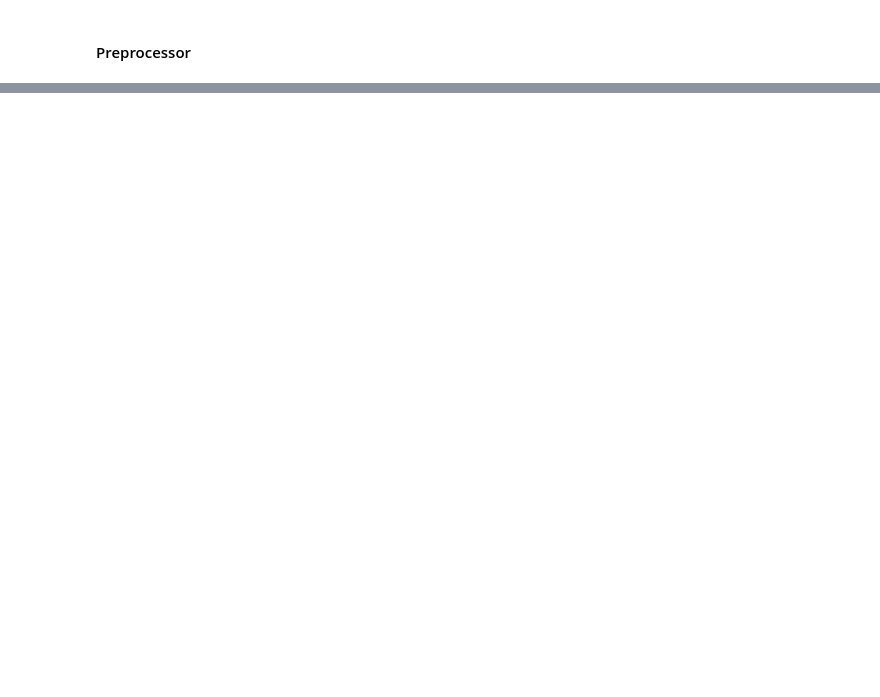
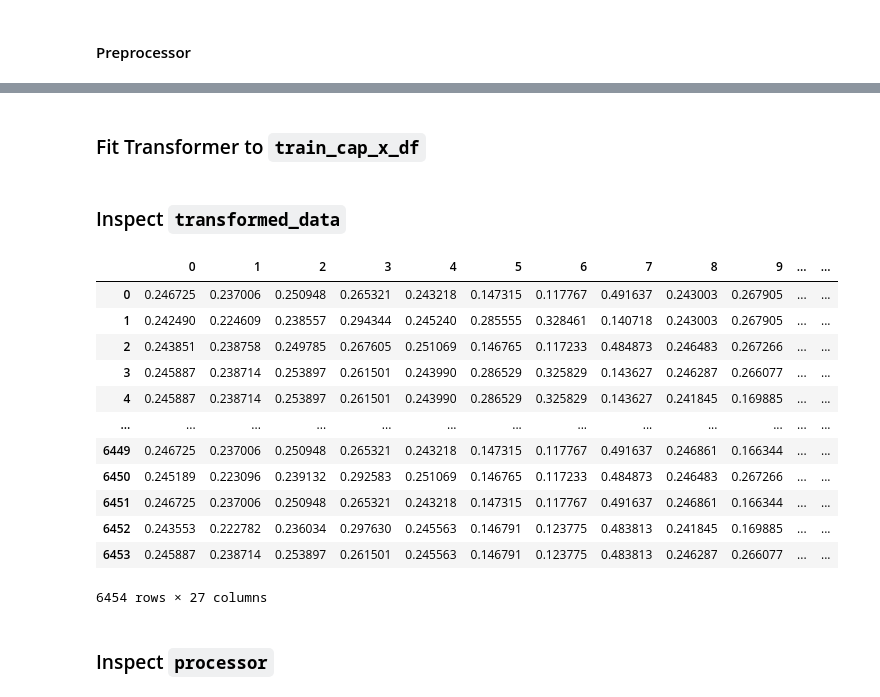
Before and after one commit to nfarrell011/customer-segmentation, a Jupyter notebook: process_notebooks/prep.ipynb, the cells around one changed output, grey strips where cells are left out. Saved outputs shown, nothing was run; the diff lists cells and outputs as text; code cells hidden in the pictures; blank space fills up the shorter version.

````diff
--- a/process_notebooks/prep.ipynb
+++ b/process_notebooks/prep.ipynb
@@ -262,7 +307,7 @@ Transformations Performed:
 2. Normalization
 # %%
 numerical_transformer = Pipeline(
-                            steps = [("imputer", SimpleImputer()),
+                            steps = [("imputer", SimpleImputer(strategy = numerical_imputer_strategy)),
                                      ("scaler", StandardScaler())]
                                 )
 # %% [markdown]
@@ -274,12 +319,12 @@ Transformations Performed:
 # %%
 nominal_transformer = Pipeline(
                         steps = [("imputer", SimpleImputer(strategy = nominal_imputer_strategy)),
-                                 ("ohe", OneHotEncoder())]
+                                 ("te", TargetEncoder())]
                               )
 # %% [markdown]
 #### Preprocessor
 # %%
 preprocessor = ColumnTransformer(
                         transformers = [("nominal", nominal_transformer, nominal_attr),
-                                        "numerical", numerical_transformer, numerical_attr]
+                                        ("numerical", numerical_transformer, numerical_attr)]
                                 )
@@ -285,0 +355,26 @@ preprocessor = ColumnTransformer(
+# %% [markdown]
+### Fit Transformer to ```train_cap_x_df```
+# %%
+# Fit the transformer
+transformed_data = preprocessor.fit_transform(train_cap_x_df, train_y_df)
+# %% [markdown]
+### Inspect ```transformed_data```
+# %%
+# Display data post transformations
+pd.DataFrame(transformed_data)
+# %% [output]
+|  | 0 | 1 | 2 | 3 | 4 | 5 | 6 | 7 | 8 | 9 | ... | ... |
+| 0 | 0.246725 | 0.237006 | 0.250948 | 0.265321 | 0.243218 | 0.147315 | 0.117767 | 0.491637 | 0.243003 | 0.267905 | ... | ... |
+| 1 | 0.242490 | 0.224609 | 0.238557 | 0.294344 | 0.245240 | 0.285555 | 0.328461 | 0.140718 | 0.243003 | 0.267905 | ... | ... |
+| 2 | 0.243851 | 0.238758 | 0.249785 | 0.267605 | 0.251069 | 0.146765 | 0.117233 | 0.484873 | 0.246483 | 0.267266 | ... | ... |
+| 3 | 0.245887 | 0.238714 | 0.253897 | 0.261501 | 0.243990 | 0.286529 | 0.325829 | 0.143627 | 0.246287 | 0.266077 | ... | ... |
+| 4 | 0.245887 | 0.238714 | 0.253897 | 0.261501 | 0.243990 | 0.286529 | 0.325829 | 0.143627 | 0.241845 | 0.169885 | ... | ... |
+| ... | ... | ... | ... | ... | ... | ... | ... | ... | ... | ... | ... | ... |
+| 6449 | 0.246725 | 0.237006 | 0.250948 | 0.265321 | 0.243218 | 0.147315 | 0.117767 | 0.491637 | 0.246861 | 0.166344 | ... | ... |
+| 6450 | 0.245189 | 0.223096 | 0.239132 | 0.292583 | 0.251069 | 0.146765 | 0.117233 | 0.484873 | 0.246483 | 0.267266 | ... | ... |
+| 6451 | 0.246725 | 0.237006 | 0.250948 | 0.265321 | 0.243218 | 0.147315 | 0.117767 | 0.491637 | 0.246861 | 0.166344 | ... | ... |
+| 6452 | 0.243553 | 0.222782 | 0.236034 | 0.297630 | 0.245563 | 0.146791 | 0.123775 | 0.483813 | 0.241845 | 0.169885 | ... | ... |
+| 6453 | 0.245887 | 0.238714 | 0.253897 | 0.261501 | 0.245563 | 0.146791 | 0.123775 | 0.483813 | 0.246287 | 0.266077 | ... | ... |
+6454 rows × 27 columns
+# %% [markdown]
+### Inspect ```processor```
````
Also changed, not shown: parts of 28 cells of this notebook, 2 other files.
